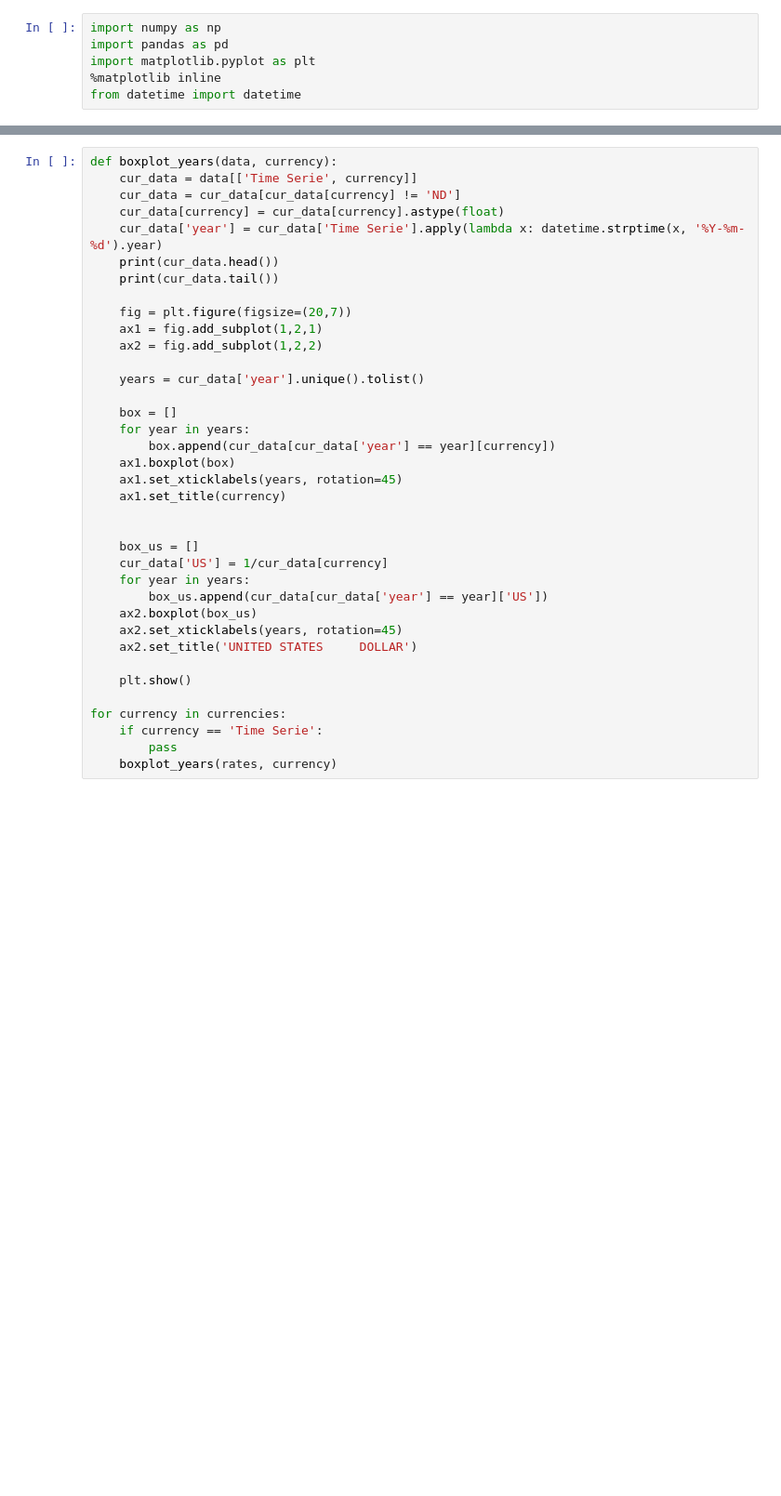
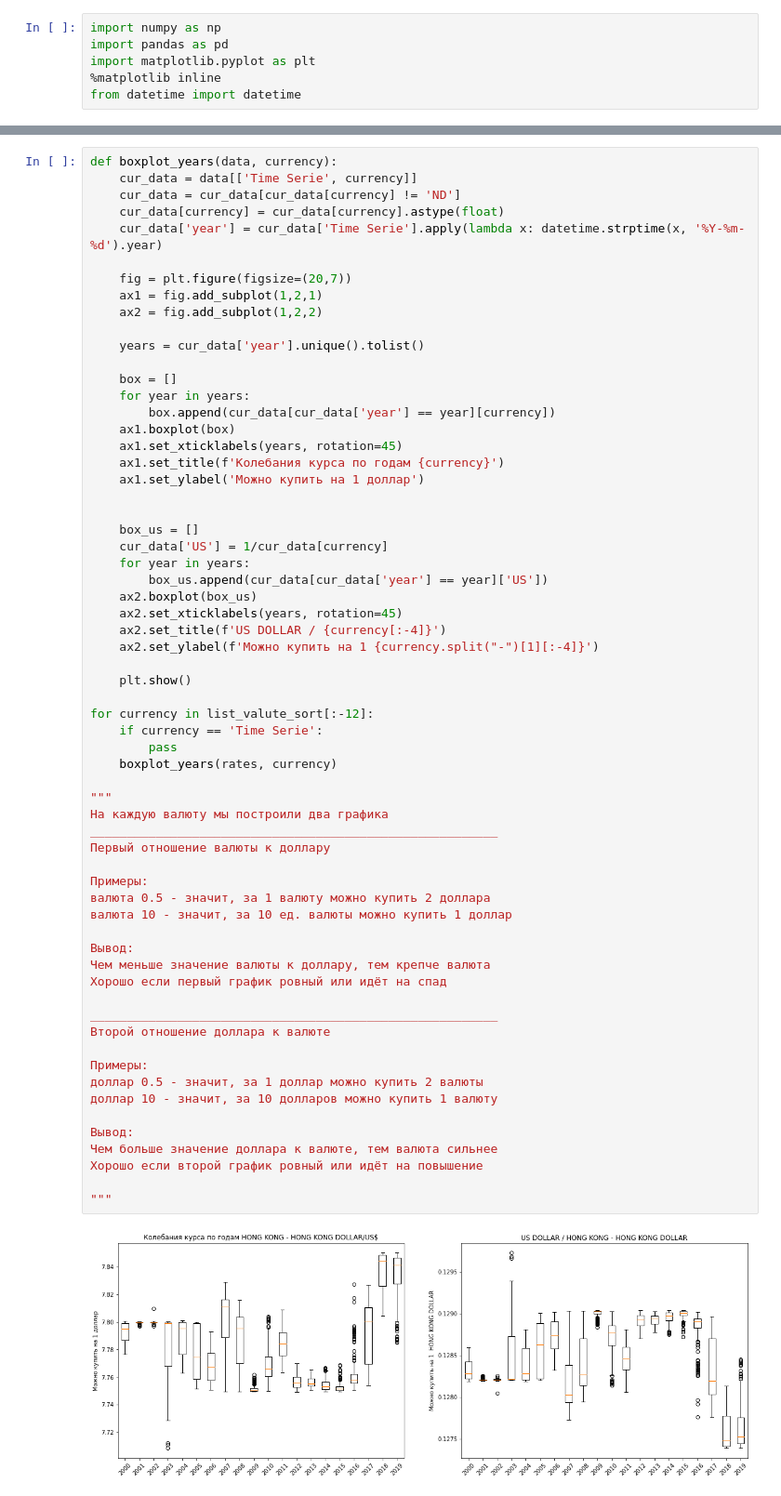
Before and after one commit to Nutamy/mitapp, a Jupyter notebook: eda-project-1.ipynb, the cells around one changed output, grey strips where cells are left out. Shown: that part at 93% size. Cells and saved outputs as stored; diff of their text form; blank space fills up the shorter version.

```diff
--- a/eda-project-1.ipynb
+++ b/eda-project-1.ipynb
@@ -89,35 +162,62 @@ def boxplot_years(data, currency):
     cur_data = cur_data[cur_data[currency] != 'ND']
     cur_data[currency] = cur_data[currency].astype(float)
     cur_data['year'] = cur_data['Time Serie'].apply(lambda x: datetime.strptime(x, '%Y-%m-%d').year)
-    print(cur_data.head())
-    print(cur_data.tail())
 
     fig = plt.figure(figsize=(20,7))
     ax1 = fig.add_subplot(1,2,1)
     ax2 = fig.add_subplot(1,2,2)
 
     years = cur_data['year'].unique().tolist()
 
     box = []
     for year in years:
         box.append(cur_data[cur_data['year'] == year][currency])
     ax1.boxplot(box)
     ax1.set_xticklabels(years, rotation=45)
-    ax1.set_title(currency)
+    ax1.set_title(f'Колебания курса по годам {currency}')
+    ax1.set_ylabel('Можно купить на 1 доллар')
 
 
     box_us = []
     cur_data['US'] = 1/cur_data[currency]
     for year in years:
         box_us.append(cur_data[cur_data['year'] == year]['US'])
     ax2.boxplot(box_us)
     ax2.set_xticklabels(years, rotation=45)
-    ax2.set_title('UNITED STATES     DOLLAR')
+    ax2.set_title(f'US DOLLAR / {currency[:-4]}')
+    ax2.set_ylabel(f'Можно купить на 1 {currency.split("-")[1][:-4]}')
 
     plt.show()
 
-for currency in currencies:
+for currency in list_valute_sort[:-12]:
     if currency == 'Time Serie':
         pass
     boxplot_years(rates, currency)
+
+"""
+На каждую валюту мы построили два графика
+________________________________________________________
+Первый отношение валюты к доллару
+
+Примеры:
+валюта 0.5 - значит, за 1 валюту можно купить 2 доллара
+валюта 10 - значит, за 10 ед. валюты можно купить 1 доллар
+
+Вывод:
+Чем меньше значение валюты к доллару, тем крепче валюта
+Хорошо если первый график ровный или идёт на спад
+
+________________________________________________________
+Второй отношение доллара к валюте
+
+Примеры:
+доллар 0.5 - значит, за 1 доллар можно купить 2 валюты
+доллар 10 - значит, за 10 долларов можно купить 1 валюту
+
+Вывод:
+Чем больше значение доллара к валюте, тем валюта сильнее
+Хорошо если второй график ровный или идёт на повышение
+
+"""
 # %% [output]
+[figure, new version]
```
Also changed, not shown: parts of 19 cells of this notebook.
